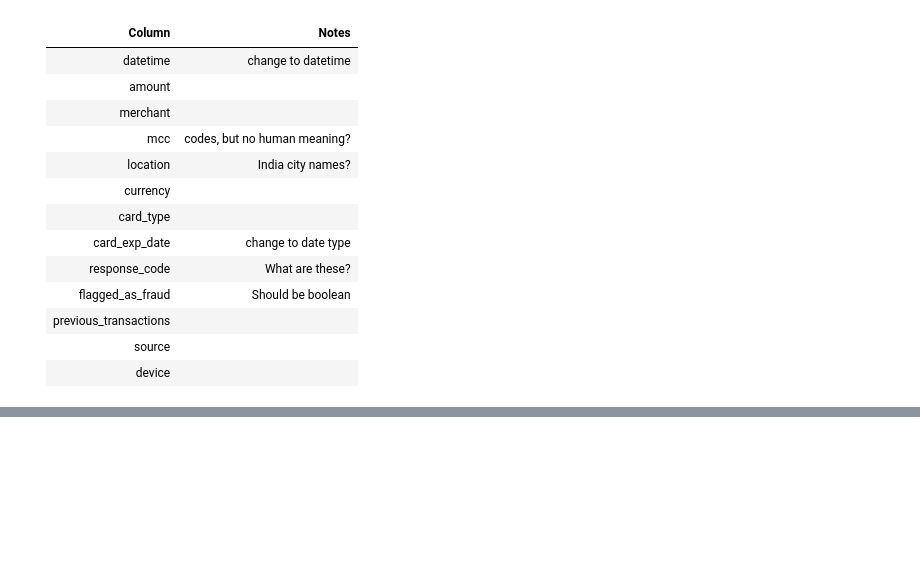
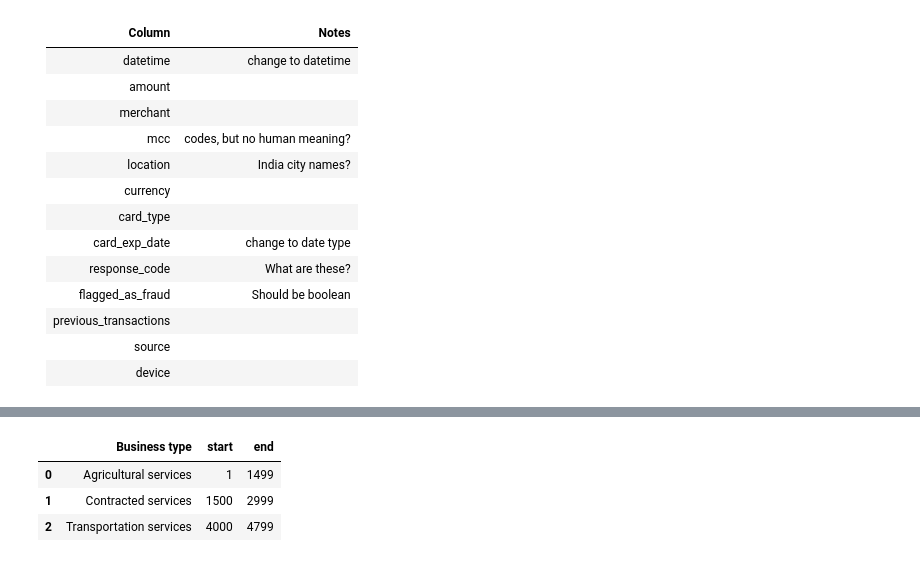
Before and after one commit to myhavok/bi-project, a Jupyter notebook: notebooks/eda_india.ipynb, the cells around one changed output, grey strips where cells are left out. Cells and saved outputs as stored; diff of their text form; code cells hidden in the pictures; blank space fills up the shorter version.

```diff
--- a/notebooks/eda_india.ipynb
+++ b/notebooks/eda_india.ipynb
@@ -121,0 +221,9 @@ Name: flagged_as_fraud, dtype: int64
+# %%
+#read grouped mcc data to combine it with credit card data
+mccdf = pd.read_csv('../data/mcc_grouped.csv')
+mccdf.head(3)
+# %% [output]
+|  | Business type | start | end |
+| 0 | Agricultural services | 1 | 1499 |
+| 1 | Contracted services | 1500 | 2999 |
+| 2 | Transportation services | 4000 | 4799 |
```
Also changed, not shown: parts of 19 cells of this notebook.
